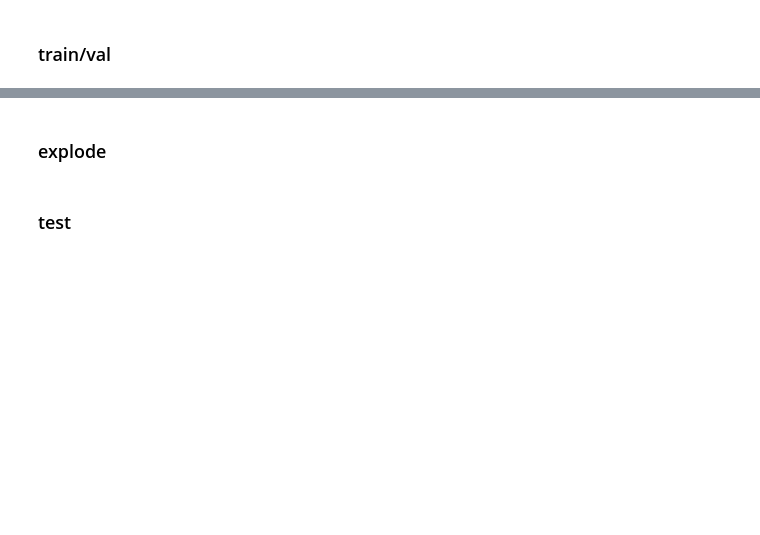
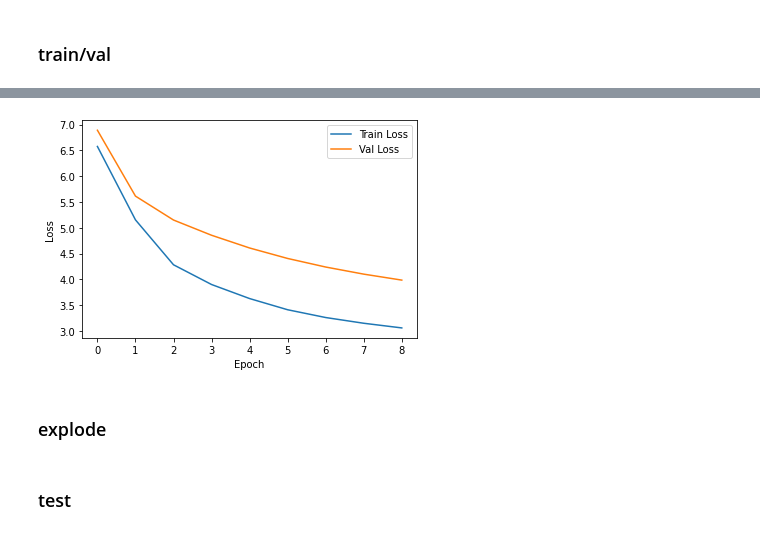
Before and after one commit to hakhyun0615/SCI_Journal, a Jupyter notebook: 코드/experiment.ipynb, the cells around one changed output, grey strips where cells are left out. Drawn from its saved outputs; the diff is of its cells as text; code cells hidden in the pictures; blank space fills up the shorter version.

```diff
--- a/코드/experiment.ipynb
+++ b/코드/experiment.ipynb
@@ -138,7 +138,10 @@ for epoch in range(epochs):
 save_train_val_losses(embedding_train_losses, embedding_val_losses, f'../데이터/Checkpoint/embedding/embedding_lr_{lr}_batch_{batch}_sub_{sub}_emb_{embedding_dim}_ws_{window_size}_epochs_{epoch+1}')
 
 ### transformer
+# embedding_model = 'None'
+# embedding_dim = 'None'
 dataset = Apartment_Complex_Dataset(embedding_model, table_1, table_2, table_3, embedding_dim, window_size, 'DL', DEVICE)
+# embedding_dim = 12
 dataset_length = len(dataset)
 train_size = int(train_ratio * dataset_length)
 train_indices = range(0, train_size)
@@ -226,8 +229,10 @@ for epoch in range(epochs):
 
 save_train_val_losses(transformer_train_losses, transformer_val_losses, f'../데이터/Checkpoint/transformer/transformer_lr_{lr}_batch_{batch}_sub_{sub}_emb_{embedding_dim}_ws_{window_size}_epochs_{epoch+1}')
 
+# embedding_dim = 'None'
 ### transformer attention
 dataset = District_Dataset(embedding_model, table_1, table_2, table_3, embedding_dim, window_size, sub, DEVICE)
+# embedding_dim = 12
 dataset_length = len(dataset)
 train_size = int(train_ratio * dataset_length)
 train_indices = range(0, train_size)
@@ -316,12 +321,12 @@ for epoch in range(epoch):
     if early_stop_count >= max_early_stop_count:
         print(f'Attention\t Epoch [{epoch+1}/{epochs}], Train Loss: {transformer_att_avg_train_loss:.6f}, Val Loss: {transformer_att_avg_val_loss:.6f} \nEarly Stop Triggered!')
         transformer_att_model.load_state_dict(transformer_att_best_model_weights)
-        torch.save(transformer_att_model, f'../데이터/Checkpoint/attention/attention_lr_{lr}_batch_{batch}_sub_{sub}_emb_{embedding_dim}_ws_{window_size}_epochs_{epoch+1}.pth')
+        torch.save(transformer_att_model, f'../데이터/Checkpoint/transformer/attention/attention_lr_{lr}_batch_{batch}_sub_{sub}_emb_{embedding_dim}_ws_{window_size}_epochs_{epoch+1}.pth')
         break
 
     print(f'Attention\t Epoch [{epoch+1}/{epochs}], Train Loss: {transformer_att_avg_train_loss:.6f}, Val Loss: {transformer_att_avg_val_loss:.6f}')
 
-save_train_val_losses(transformer_att_train_losses, transformer_att_val_losses, f'../데이터/Checkpoint/attention/attention_lr_{lr}_batch_{batch}_sub_{sub}_emb_{embedding_dim}_ws_{window_size}_epochs_{epoch+1}')
+save_train_val_losses(transformer_att_train_losses, transformer_att_val_losses, f'../데이터/Checkpoint/attention/transformer/attention_lr_{lr}_batch_{batch}_sub_{sub}_emb_{embedding_dim}_ws_{window_size}_epochs_{epoch+1}')
 
 # result_df = result_df.append({
 #     'lr': lr,
@@ -354,0 +360 @@ Min Val Loss: 3.596879509287905
+[figure, added]
```
Also changed, not shown: parts of 6 cells of this notebook, 3 other files.
